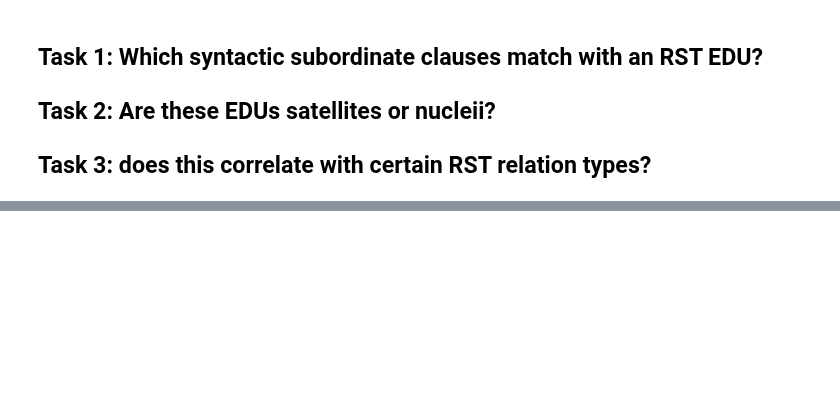
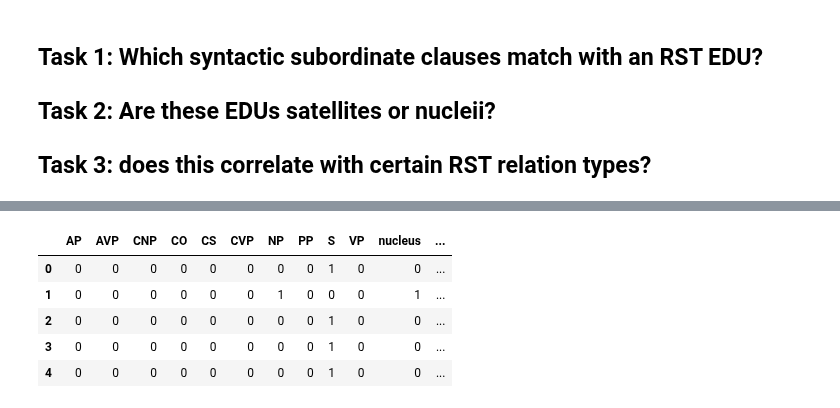
Before and after one commit to arne-cl/alt-mulig, a Jupyter notebook: discoursegraphs/pcc-rst-subordinate-clauses.ipynb, the cells around one changed output, grey strips where cells are left out. Cells and saved outputs as stored; diff of their text form; code cells hidden in the pictures; blank space fills up the shorter version.

Commit message:
pcc: rst vs. subordinate clauses; decisiontree example

```diff
--- a/discoursegraphs/pcc-rst-subordinate-clauses.ipynb
+++ b/discoursegraphs/pcc-rst-subordinate-clauses.ipynb
@@ -188,0 +231,33 @@ od['rst:rst:2_0']
+# %%
+matches = []
+
+for doc_id in pcc.document_ids:
+    docgraph = pcc[doc_id]
+#     print docgraph.name
+
+    # compare subordinate clauses to EDUs
+    subord_nodes = get_subordinate_clauses(docgraph)
+    edu_nodes =  rs3.get_edus(docgraph)
+
+
+    overlapping_nodes_map = find_overlapping_nodes(
+        docgraph, subord_nodes, edu_nodes, overlap_threshold=100, debug=True, strict=False)
+
+    for subord_id, edu in overlapping_nodes_map.items():
+        subord_clause_cat = docgraph.node[subord_id]['tiger:cat']
+
+        edu_node_id = edu['node_id']
+        segment_type = docgraph.node[edu_node_id]['rst:segment_type']
+
+        rel_name = docgraph.node[edu_node_id].get('rst:rel_name')
+        if not rel_name: # try to get the rel_name, no matter what (cf. issue #139)
+            in_edges = docgraph.in_edges(edu_node_id)
+            assert len(in_edges) == 1, \
+                "There must be exactly one dominating node."
+            dom_node_id = in_edges[0][0]
+            rel_name = docgraph.node[dom_node_id]['rst:rel_name']
+
+        # prints the subordinating clause and the EDU that it matches
+#         print subord_clause_cat, edu_node_id, segment_type, rel_name
+        matches.append([subord_clause_cat, segment_type, rel_name])
+#     print
@@ -188,0 +267,2 @@ od['rst:rst:2_0']
+# %%
+df = DataFrame(matches, columns=('clause', 'segment', 'relation'))
@@ -188,0 +317,9 @@ od['rst:rst:2_0']
+# %%
+pd.concat([pd.get_dummies(df.clause).head(), pd.get_dummies(df.segment).head()], axis=1)
+# %% [output]
+|  | AP | AVP | CNP | CO | CS | CVP | NP | PP | S | VP | nucleus | ... |
+| 0 | 0 | 0 | 0 | 0 | 0 | 0 | 0 | 0 | 1 | 0 | 0 | ... |
+| 1 | 0 | 0 | 0 | 0 | 0 | 0 | 1 | 0 | 0 | 0 | 1 | ... |
+| 2 | 0 | 0 | 0 | 0 | 0 | 0 | 0 | 0 | 1 | 0 | 0 | ... |
+| 3 | 0 | 0 | 0 | 0 | 0 | 0 | 0 | 0 | 1 | 0 | 0 | ... |
+| 4 | 0 | 0 | 0 | 0 | 0 | 0 | 0 | 0 | 1 | 0 | 0 | ... |
```
Also changed, not shown: parts of 42 cells of this notebook.
